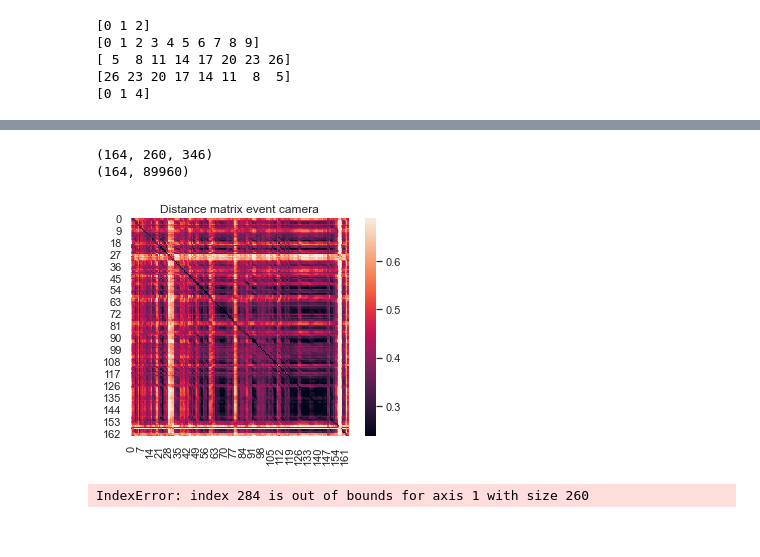
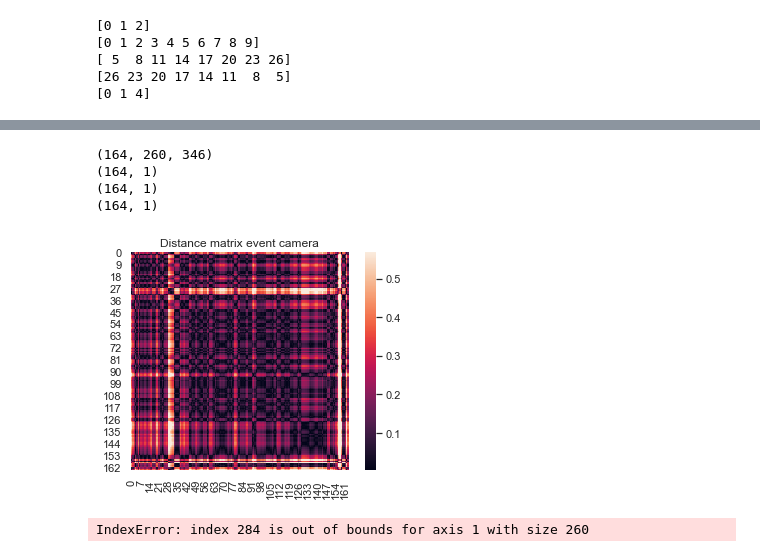
Before and after one commit to rblac5/Event_VPR, a Jupyter notebook: EventVPR_ProfileMatching.ipynb, the cells around one changed output, grey strips where cells are left out. Cells and saved outputs as stored; diff of their text form; code cells hidden in the pictures.

```diff
--- a/EventVPR_ProfileMatching.ipynb
+++ b/EventVPR_ProfileMatching.ipynb
@@ -213,23 +231,32 @@ np.savez("Results/dMat_test.npz", dMat=dmat_cumulative)
 # %%
 
 ref_traverse = 0
 query_traverse = 1
 print(event_frames_thresh[ref_traverse].shape)
-ref_vec = event_frames_thresh[ref_traverse].reshape(event_frames_thresh[ref_traverse].shape[0], -1)
-qry_vec = event_frames_thresh[query_traverse].reshape(event_frames_thresh[query_traverse].shape[0], -1)
+# ref_vec = event_frames_thresh[ref_traverse].reshape(event_frames_thresh[ref_traverse].shape[0], -1)
+ref_vec = event_frames_thresh[0].sum(axis=(1,2)).reshape(event_frames_thresh[ref_traverse].shape[0], -1)
+
+# qry_vec = event_frames_thresh[query_traverse].reshape(event_frames_thresh[query_traverse].shape[0], -1)
+qry_vec = event_frames_thresh[1].sum(axis=(1,2)).reshape(event_frames_thresh[ref_traverse].shape[0], -1)
+
+print(ref_vec.shape)
+print(qry_vec.shape)
+
 dMat = cdist(ref_vec, qry_vec ,'euclidean')
 dMat /= np.max(dMat)
 print(ref_vec.shape)
 
 plt.figure()
 sns.heatmap(dMat, robust=True, square=True, cbar=True)
 _ = plt.title('Distance matrix event camera')
 
 np.savez("Results/dMat_test2.npz", dMat=dMat)
 # %% [output]
 (164, 260, 346)
-(164, 89960)
+(164, 1)
+(164, 1)
+(164, 1)
-[figure, old version]
+[figure, new version]
 # %%
 prob_to_draw_from = np.copy(event_means[0])
 # prob_to_draw_from[np.logical_and(prob_to_draw_from < 0.5, prob_to_draw_from != 0.0)] = 0.01
```
Also changed, not shown: parts of 6 cells of this notebook.
